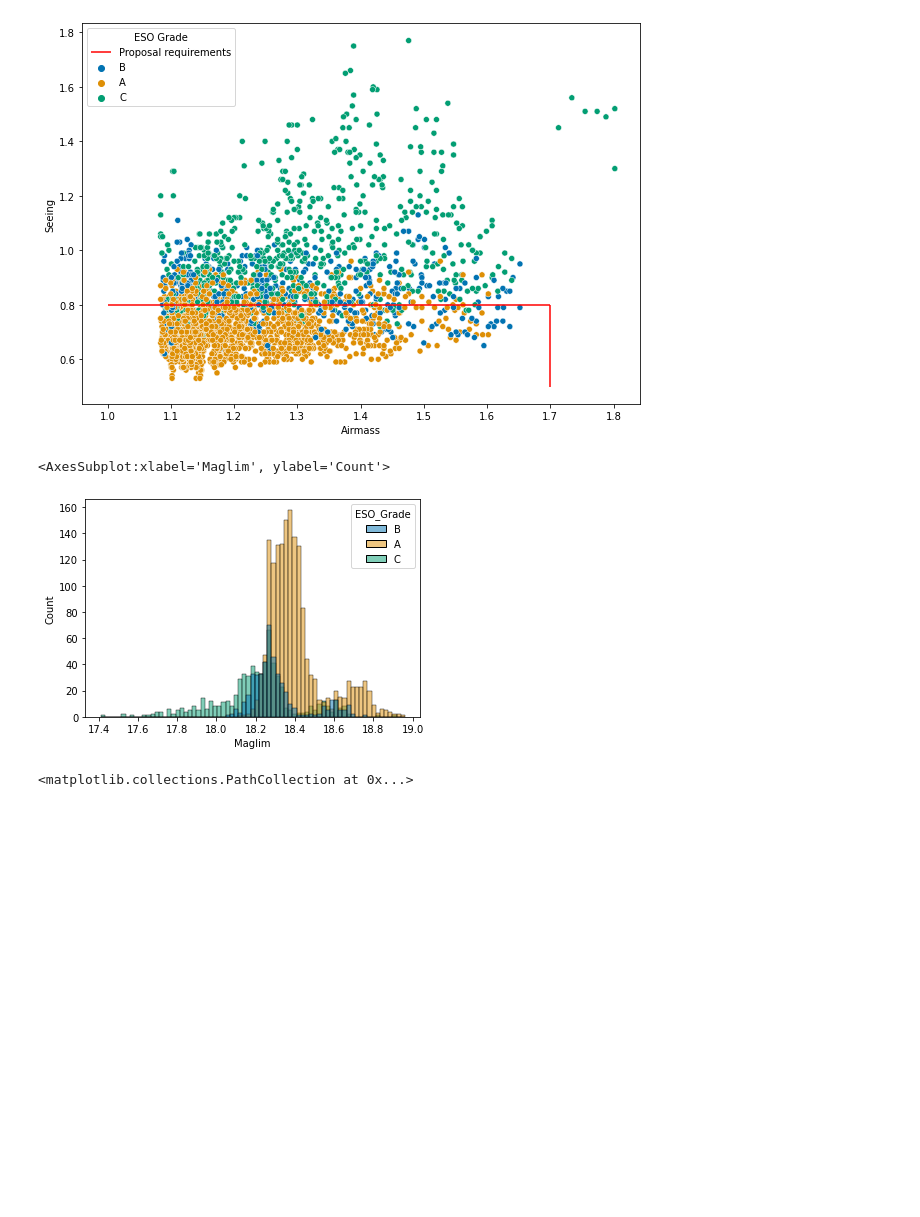
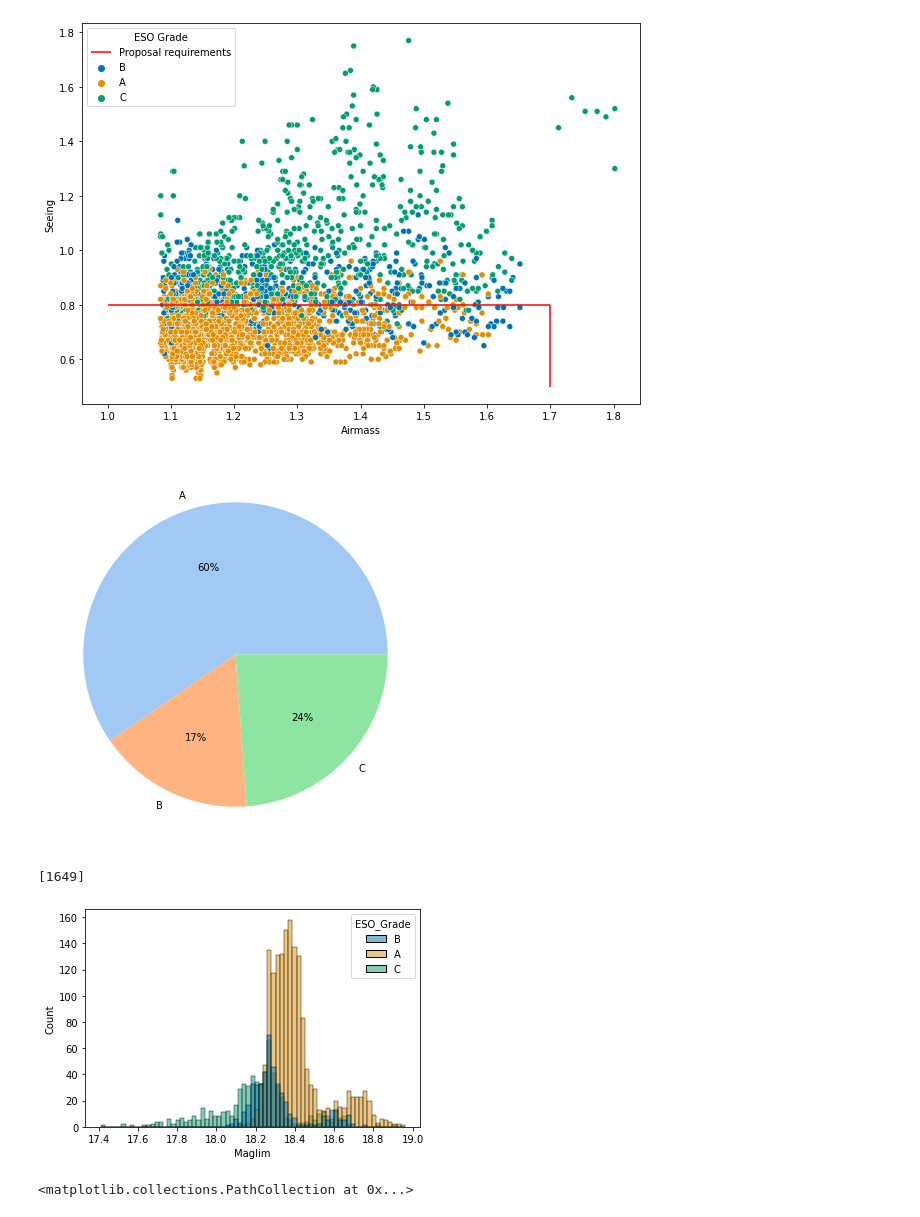
Before and after one commit to fujara/Magellanic-Stream, a Jupyter notebook: scripts/observations1.ipynb, the cells around one changed output. Saved outputs shown, nothing was run; the diff lists cells and outputs as text; code cells hidden in the pictures; blank space fills up the shorter version.

```diff
--- a/scripts/observations1.ipynb
+++ b/scripts/observations1.ipynb
@@ -11,16 +13,16 @@ observation_results = pd.read_csv('/Users/mncavieres/Documents/2022-1/Investigac
 # %% [markdown]
 # New File
 # %%
-with open('/Users/mncavieres/Documents/2022-1/Investigacion/Data/dr2') as obs2:
+with open('/Users/mncavieres/Documents/2022-1/Investigacion/Download Data/dr2') as obs2:
     lines = obs2.readlines()
 ar = []
 for line in lines[1:]:
     ar.append(line.split())
- ar2 = []
+ar2 = []
 for i in ar:
     if len(i) == 21:
         ar2.append(i)
-df = pd.DataFrame(np.array(ar2),columns = columns)
+df = pd.DataFrame(np.array(ar2),columns = lines[0].split())
 df['Airmass'] = df['Airmass'].astype(float)
 df['Seeing'] = df['Seeing'].astype(float)
 df['Ellipt'] = df['Ellipt'].astype(float)
@@ -46,9 +48,23 @@ plt.savefig('/Users/mncavieres/Documents/2022-1/Investigacion/plots/obs/airmass_
 # %% [output]
 [figure]
+# %%
+colors = sns.color_palette('pastel')[0:3]
+stats = [len(df.loc[df['ESO_Grade'] == 'A']), len(df.loc[df['ESO_Grade'] == 'B']), len(df.loc[df['ESO_Grade'] == 'C'])]
+labels = ['A', 'B', 'C']
+fig, ax = plt.subplots(1,1, figsize = (10,7))
+ax.pie(stats, labels= labels, colors= colors, autopct='%.0f%%')
+plt.savefig(f'{plot_dir}/obs/pie_obs.png', dpi = 1000, bbox_inches = 'tight')
+plt.show()
+# %% [output]
+[figure, added]
+# %%
+stats
+# %% [output]
+[1649]
 # %%
 sns.histplot(data = df, x= 'Maglim', hue= 'ESO_Grade', palette=  'colorblind')
+plt.savefig(f'{plot_dir}/obs/maglim_hist.png', dpi = 1000, bbox_inches = 'tight')
 # %% [output]
-<AxesSubplot:xlabel='Maglim', ylabel='Count'>
 [figure]
 # %%
 coords = SkyCoord(df.RA, df.DEC, unit = 'deg')
```
Also changed, not shown: parts of 6 cells of this notebook, 1 other file.
